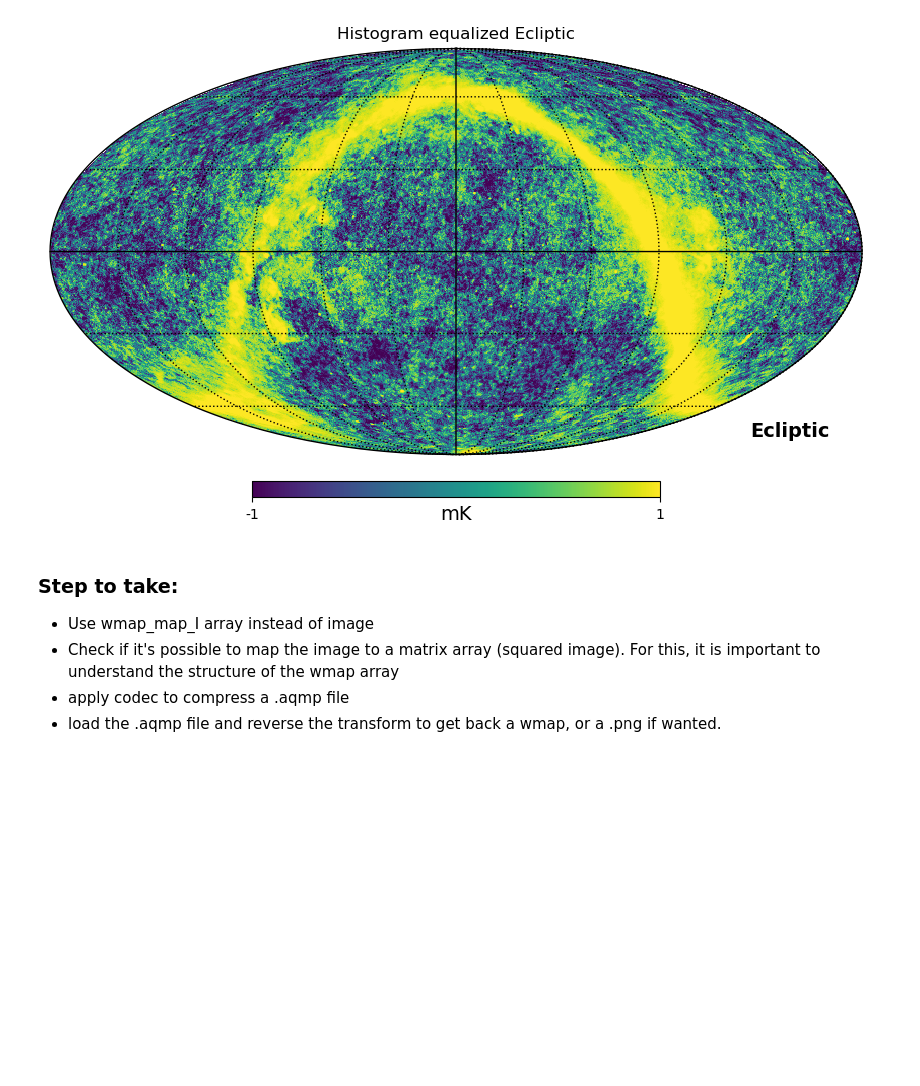
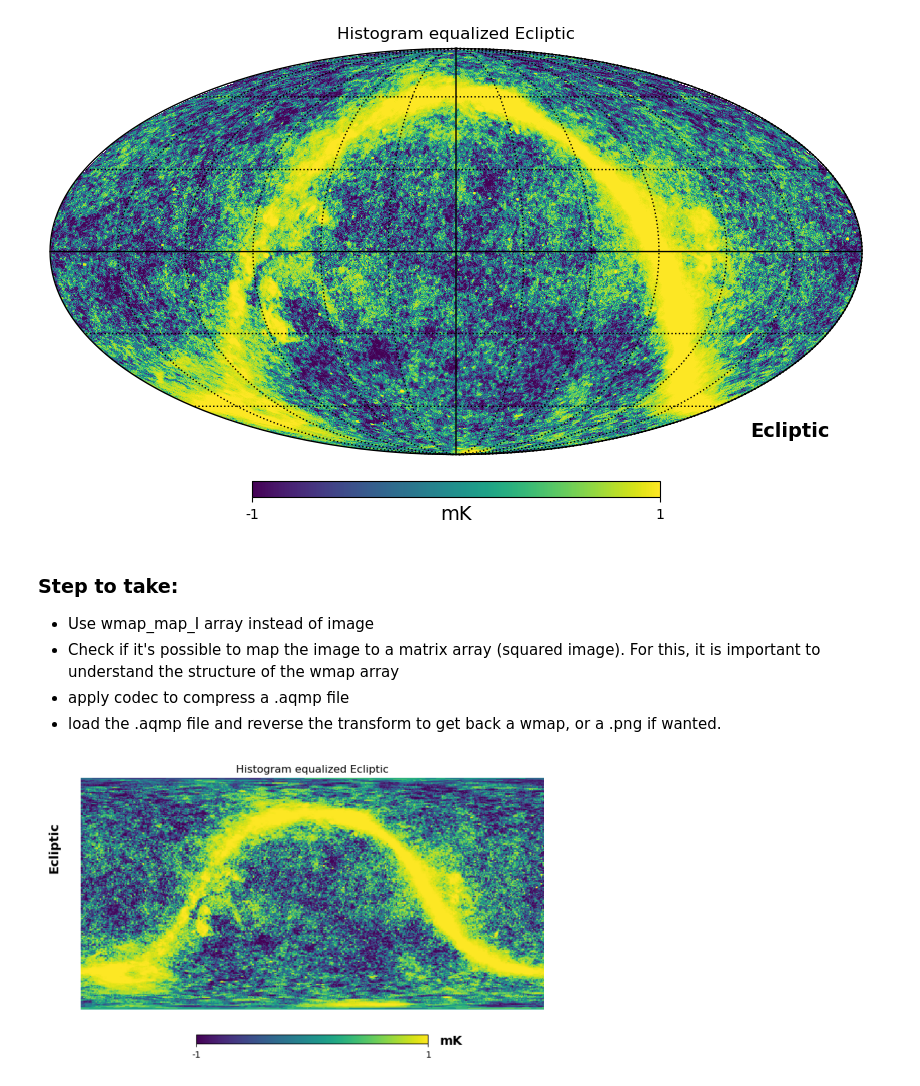
Before and after one commit to Emmatassone/HealPixCompressor, a Jupyter notebook: healpix.ipynb, the cells around one changed output. Drawn from its saved outputs; the diff is of its cells as text; code cells hidden in the pictures; blank space fills up the shorter version.

```diff
--- a/healpix.ipynb
+++ b/healpix.ipynb
@@ -54,0 +78,9 @@ hp.graticule()
+# %%
+from PIL import Image
+image = Image.open("wmap_projected.png")
+image_array = np.array(image)
+plt.imshow(image)
+plt.axis('off')
+plt.show()
+# %% [output]
+[figure, added]
```
Also changed, not shown: parts of 3 cells of this notebook, 1 other file.
